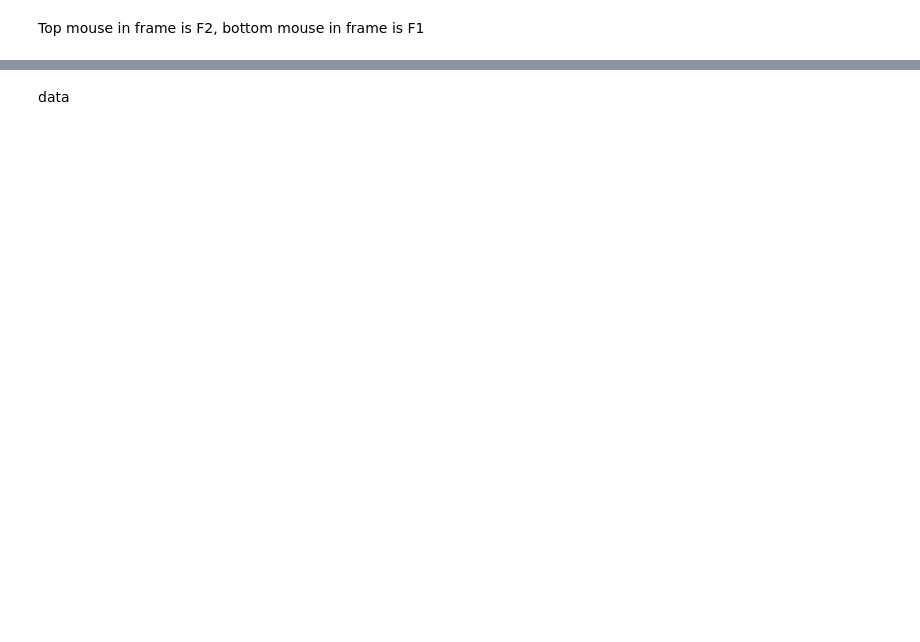
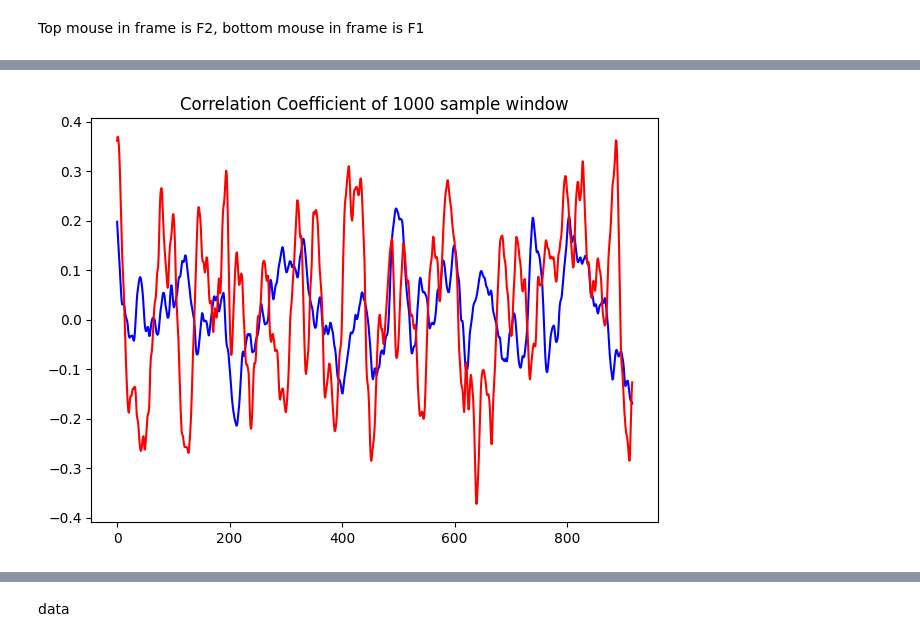
Before and after one commit to Tsuchijo/Interaction_Task_Data_Processing, a Jupyter notebook: src/notebooks/process_photometry.ipynb, the cells around one changed output, grey strips where cells are left out. Cells and saved outputs as stored; diff of their text form; code cells hidden in the pictures; blank space fills up the shorter version.

```diff
--- a/src/notebooks/process_photometry.ipynb
+++ b/src/notebooks/process_photometry.ipynb
@@ -209,0 +311,48 @@ read from t=0s to t=27011.65s
+# %%
+
+## Run a moving window of 1000 samples over the data and calculate the correlation coefficient
+# params:
+#   data: list of data
+#   window_size: size of the window to calculate correlation over
+#   step_size: size of the step to move the window by
+#   returns: list of correlation coefficients
+def moving_window_correlation(data_x, data_y, window_size, step_size):
+    # Assert x and y same size if not same size, print sizes
+    assert len(data_x) == len(data_y), 'Data x and y not same size' + str(len(data_x)) + ' ' + str(len(data_y))
+    correlation_list = []
+    for i in range(0, len(data_x) - window_size, step_size):
+        correlation_list.append(stats.pearsonr(data_x[i:i+window_size], data_y[i:i+window_size])[0])
+    return correlation_list
+fig, ax = plt.subplots(1, 1)
+test_corr = []
+for success_A, success_C in zip(success_list_465A, success_list_465C):
+    test_corr.append(moving_window_correlation(success_A, success_C, 1000, 30))
+    # plot both on the same graph
+
+ax.plot(np.mean(test_corr, axis=0), color='blue')
+
+# shuffle the data and calculate the correlation coefficient
+shuffled_success_list_A = random.sample(fail_list_465A, 10)
+shuffled_success_list_C = random.sample(fail_list_465C, 10)
+
+test_corr_shuffled = []
+for success_A, success_C in zip(shuffled_success_list_A, shuffled_success_list_C):
+    test_corr_shuffled.append(moving_window_correlation(success_A, success_C, 1000, 30))
+    # plot both on the same graph
+
+ax.plot(np.mean(test_corr_shuffled, axis=0), color='red')
+# for fail_A, fail_C in zip(fail_list_465A, fail_list_465C):
+#     test_corr = moving_window_correlation(fail_A, fail_C, 1000, 30)
+#     # plot both on the same graph
+#     ax.plot(test_corr, color='red')
+# normalized_reward_465_A = [y[:min([len(x) for x in post_reward_list_465A])] for y in post_reward_list_465A]
+# normalized_reward_465_C = [y[:min([len(x) for x in post_reward_list_465C])] for y in post_reward_list_465C]
+# for reward_A, reward_C in zip(normalized_reward_465_A, normalized_reward_465_C):
+#     test_corr = moving_window_correlation(reward_A, reward_C, 1000, 1)
+#     # plot both on the same graph
+#     ax.plot(test_corr, color='green')
+ax.set_title('Correlation Coefficient of 1000 sample window')
+fig.tight_layout()
+plt.show()
+# %% [output]
+[figure, added]
```
Also changed, not shown: parts of 12 cells of this notebook, 27 other files.
